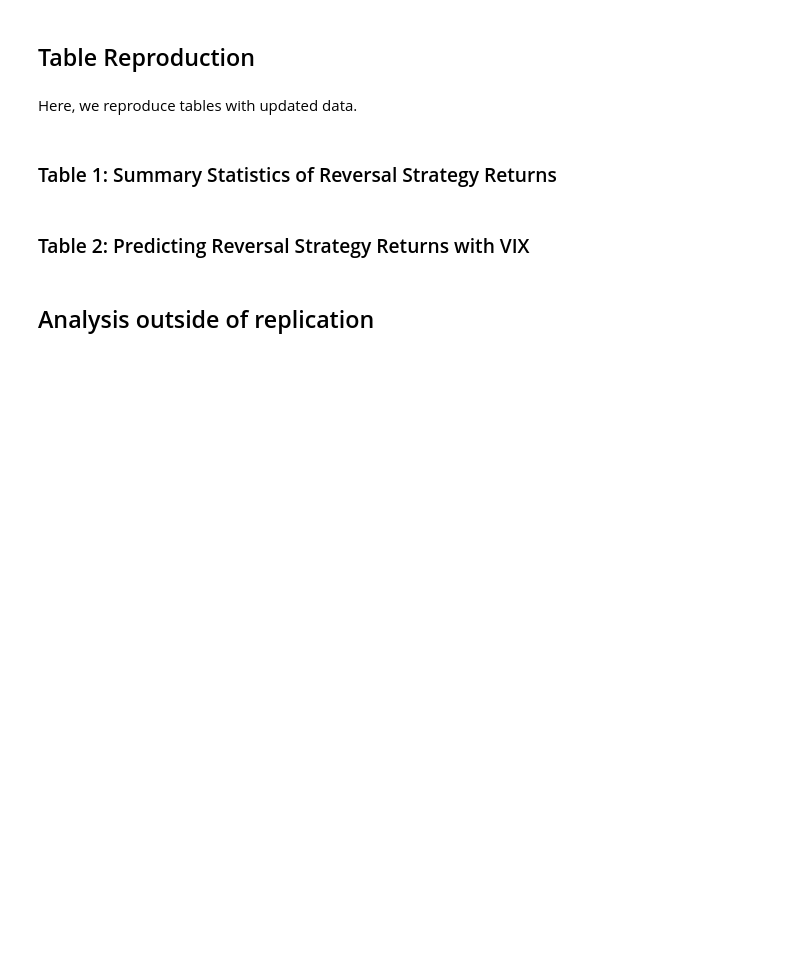
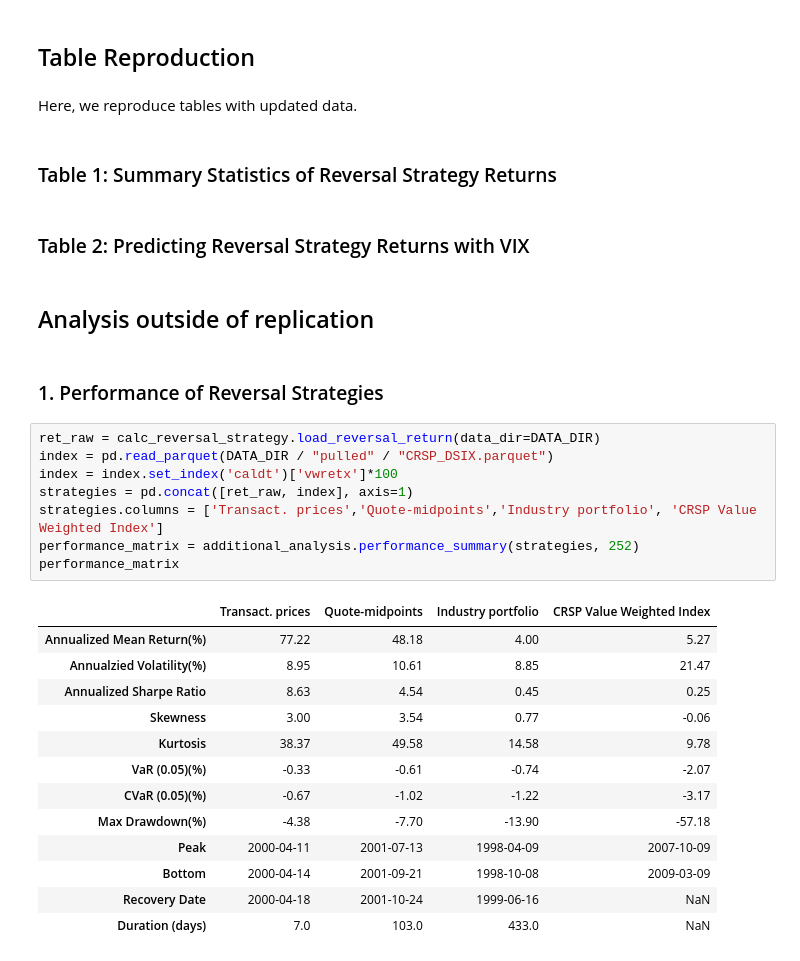
Before and after one commit to Waylon1026/Final-Project-Evaporating-Liquidity, a Jupyter notebook: src/notebook.ipynb, the cells around one changed output. Drawn from its saved outputs; the diff is of its cells as text; blank space fills up the shorter version.

```diff
--- a/src/notebook.ipynb
+++ b/src/notebook.ipynb
@@ -348,3 +351,27 @@ Here, we reproduce tables with updated data.
 ### Table 2: Predicting Reversal Strategy Returns with VIX
 # %% [markdown]
 ## Analysis outside of replication
+# %% [markdown]
+### 1. Performance of Reversal Strategies
+# %%
+ret_raw = calc_reversal_strategy.load_reversal_return(data_dir=DATA_DIR)
+index = pd.read_parquet(DATA_DIR / "pulled" / "CRSP_DSIX.parquet")
+index = index.set_index('caldt')['vwretx']*100
+strategies = pd.concat([ret_raw, index], axis=1)
+strategies.columns = ['Transact. prices','Quote-midpoints','Industry portfolio', 'CRSP Value Weighted Index']
+performance_matrix = additional_analysis.performance_summary(strategies, 252)
+performance_matrix
+# %% [output]
+|  | Transact. prices | Quote-midpoints | Industry portfolio | CRSP Value Weighted Index |
+| Annualized Mean Return(%) | 77.22 | 48.18 | 4.00 | 5.27 |
+| Annualzied Volatility(%) | 8.95 | 10.61 | 8.85 | 21.47 |
+| Annualized Sharpe Ratio | 8.63 | 4.54 | 0.45 | 0.25 |
+| Skewness | 3.00 | 3.54 | 0.77 | -0.06 |
+| Kurtosis | 38.37 | 49.58 | 14.58 | 9.78 |
+| VaR (0.05)(%) | -0.33 | -0.61 | -0.74 | -2.07 |
+| CVaR (0.05)(%) | -0.67 | -1.02 | -1.22 | -3.17 |
+| Max Drawdown(%) | -4.38 | -7.70 | -13.90 | -57.18 |
+| Peak | 2000-04-11 | 2001-07-13 | 1998-04-09 | 2007-10-09 |
+| Bottom | 2000-04-14 | 2001-09-21 | 1998-10-08 | 2009-03-09 |
+| Recovery Date | 2000-04-18 | 2001-10-24 | 1999-06-16 | NaN |
+| Duration (days) | 7.0 | 103.0 | 433.0 | NaN |
```
Also changed, not shown: parts of 5 cells of this notebook, 1 other file.
